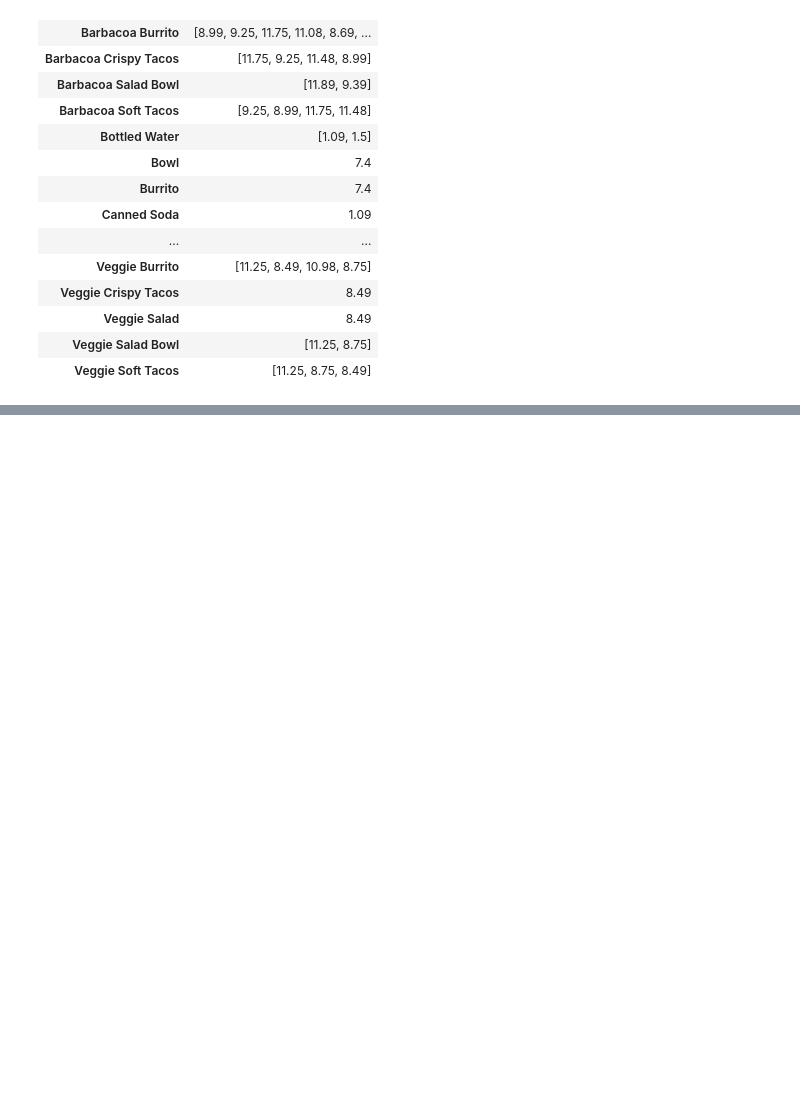
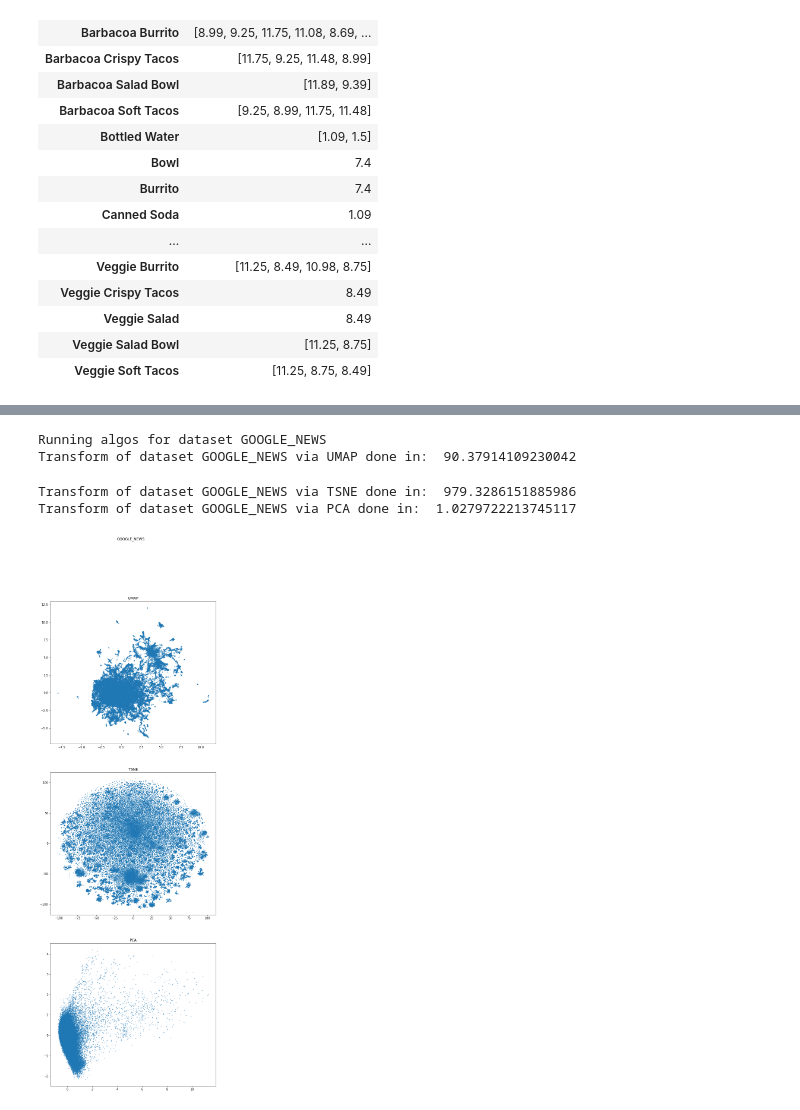
Before and after one commit to zhirnovv/intelligent_systems, a Jupyter notebook: hw1/notebook.ipynb, the cells around one changed output, grey strips where cells are left out. Cells and saved outputs as stored; diff of their text form; code cells hidden in the pictures; blank space fills up the shorter version.

```diff
--- a/hw1/notebook.ipynb
+++ b/hw1/notebook.ipynb
@@ -253,0 +332,14 @@ data_frame.groupby('item_name').agg({ 'price_per_item': lambda x:x.unique() })
+# %%
+# change limit freely according to max RAM available
+# GoogleNews word vectors are sorted by word frequency, and omitting uncommon words may not affect the result significantly
+LIMIT = 70000
+
+google_news = models.KeyedVectors.load_word2vec_format(
+    './datasets/google-news-vectors/GoogleNews-vectors-negative300.bin', binary=True, limit=LIMIT)
+runner(google_news.vectors, "GOOGLE_NEWS", None)
+# %% [output]
+Running algos for dataset GOOGLE_NEWS
+Transform of dataset GOOGLE_NEWS via UMAP done in:  90.37914109230042
+Transform of dataset GOOGLE_NEWS via TSNE done in:  979.3286151885986
+Transform of dataset GOOGLE_NEWS via PCA done in:  1.0279722213745117
+[figure, added]
```
Also changed, not shown: parts of 9 cells of this notebook, 1 other file.
